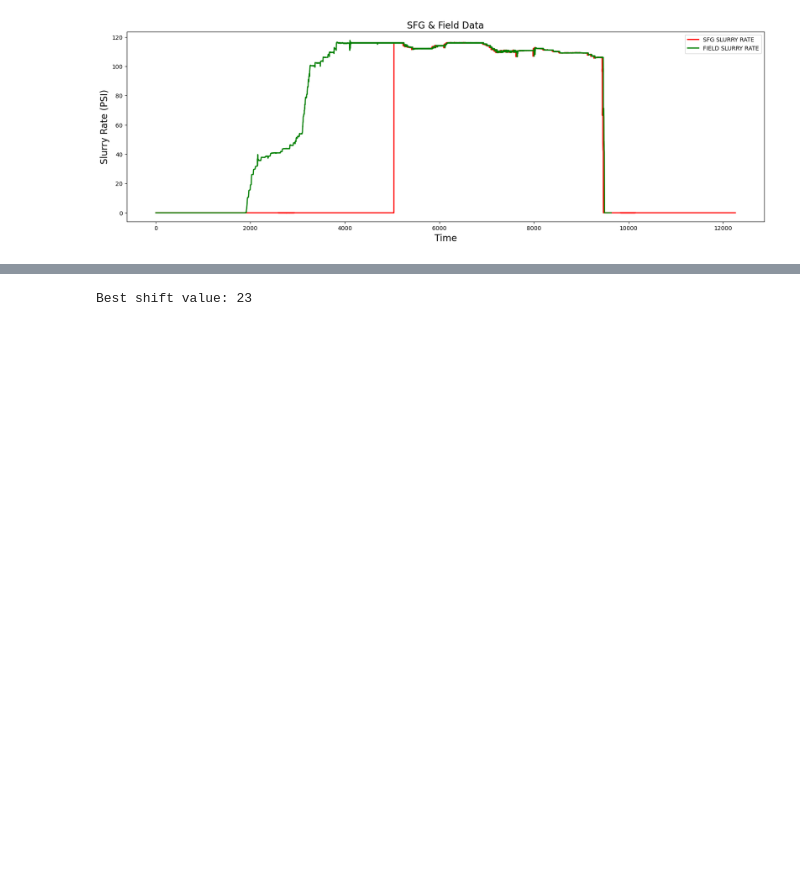
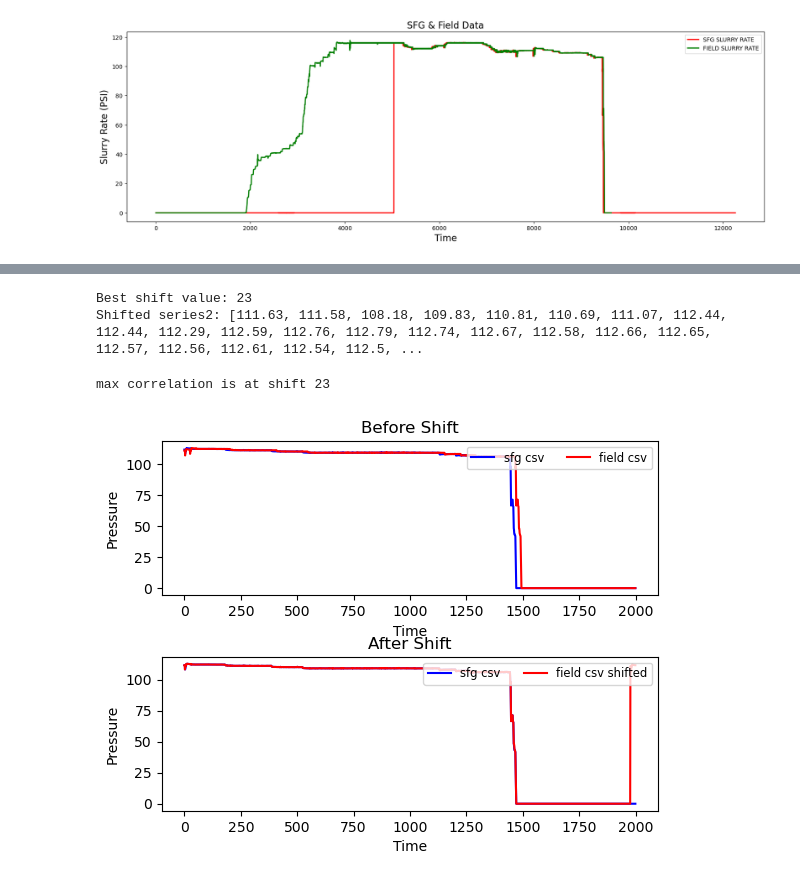
Before and after one commit to rivillasm/python_code, a Jupyter notebook: python_052_empty_rows_shift.ipynb, the cells around one changed output, grey strips where cells are left out. Drawn from its saved outputs; the diff is of its cells as text; code cells hidden in the pictures; blank space fills up the shorter version.

```diff
--- a/python_052_empty_rows_shift.ipynb
+++ b/python_052_empty_rows_shift.ipynb
@@ -361,25 +224,35 @@ data = {'Series1': sfg_s,
-# %%
-def find_best_shift(series1, series2):
-    min_diff = float('inf')
-    best_shift = None
-
-    # Iterate over possible shift values
-    for shift in range(len(series1)):
-        # Calculate sum of absolute differences for this shift
-        diff_sum = sum(abs(series1[i] - series2[(i + shift) % len(series2)]) for i in range(len(series1)))
-
-        # Update best shift if this shift has lower sum of absolute differences
-        if diff_sum < min_diff:
-            min_diff = diff_sum
-            best_shift = shift
-
-    return best_shift
-
-# Example usage:
-series1 = sfg_s
-series2 = field_s
-
-best_shift = find_best_shift(series1, series2)
-print("Best shift value:", best_shift)
-# %% [output]
-Best shift value: 23
+# %%
+def apply_shift(series, shift):
+    shifted_series = series[shift:] + series[:shift]
+    return shifted_series
+
+shifted_series2 = apply_shift(series2, best_shift)
+
+print("Best shift value:", best_shift)
+print("Shifted series2:", shifted_series2)
+# %% [output]
+Best shift value: 23
+Shifted series2: [111.63, 111.58, 108.18, 109.83, 110.81, 110.69, 111.07, 112.44, 112.44, 112.29, 112.59, 112.76, 112.79, 112.74, 112.67, 112.58, 112.66, 112.65, 112.57, 112.56, 112.61, 112.54, 112.5, ...
+# %%
+fig, axs = plt.subplots(nrows=2)
+fig.subplots_adjust(hspace=0.4)
+ax = axs[0]
+ax.plot(series1, 'b', label='sfg csv')
+ax.plot(series2, 'r', label='field csv')
+ax.legend(loc='upper right', fontsize='small', ncol=2)
+ax.set_title("Before Shift")
+ax.set_ylabel('Pressure')
+ax.set_xlabel('Time')
+
+ax = axs[1]
+ax.plot(series1, 'b', label='sfg csv')
+ax.plot(shifted_series2, 'r', label='field csv shifted')
+ax.legend(loc='upper right', fontsize='small', ncol=2)
+ax.set_title("After Shift")
+ax.set_ylabel('Pressure')
+ax.set_xlabel('Time')
+
+print("max correlation is at shift %d" % best_shift)
+# %% [output]
+max correlation is at shift 23
+[figure, added]
```
Also changed, not shown: parts of 15 cells of this notebook.
